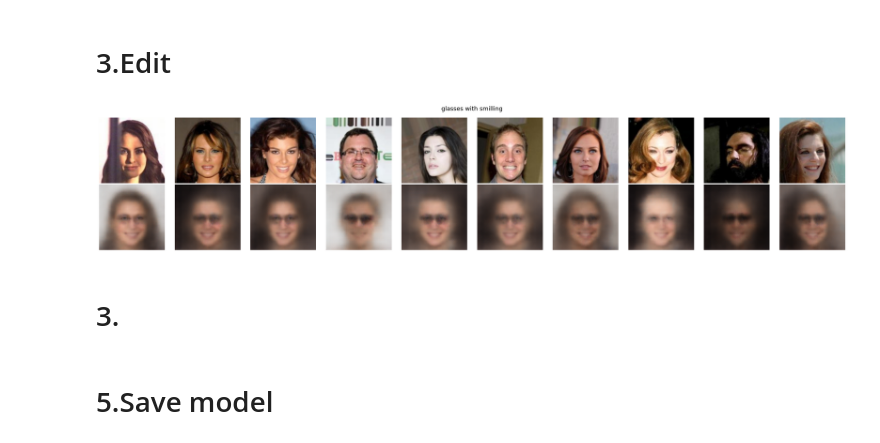
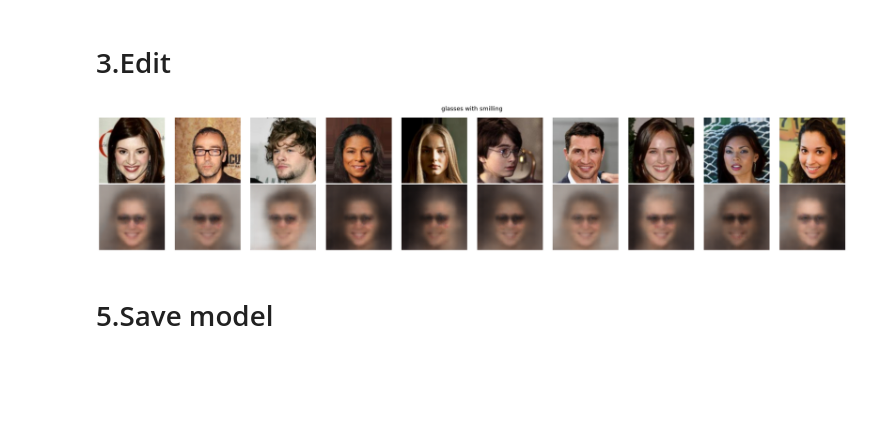
Before and after one commit to WenyueYang433/ECE1508GenAI-Project, a Jupyter notebook: notebook/ECE1508_GENAI_CVAE.ipynb, the cells around one changed output. Cells and saved outputs as stored; diff of their text form; code cells hidden in the pictures; blank space fills up the shorter version.

```diff
--- a/notebook/ECE1508_GENAI_CVAE.ipynb
+++ b/notebook/ECE1508_GENAI_CVAE.ipynb
@@ -396,40 +396,38 @@ with torch.no_grad():
     imgs = imgs[:10].to(device)
     attr_labels = attrs[:10].to(device).float()
 edit='glasses with smilling'
-edit_prompts = ["A clear, distinctly featured， real human face, with"+edit] *10
+edit_prompts = ["A clear,distinctly featured,real human face, with "+edit] *10
 
 # get text feature
 txt_feat = get_text_features(edit_prompts)
 # forward propagate
 x_rec, mu, logvar = model(imgs, txt_feat, attr_labels)
 
 #show image
 def show_individual_comparison(orig_imgs, gen_imgs, prompts):
     orig_imgs = (orig_imgs + 1) / 2
     gen_imgs  = (gen_imgs + 1) / 2
 
     n = orig_imgs.size(0)
     fig, axes = plt.subplots(2, n, figsize=(2.5*n, 5))
 
     for i in range(n):
         #ori
         axes[0, i].imshow(to_pil_image(orig_imgs[i].cpu()))
         axes[0, i].axis("off")
         #edited
         axes[1, i].imshow(to_pil_image(gen_imgs[i].cpu()))
         axes[1, i].axis("off")
 
     axes[0, 0].set_ylabel("Original", fontsize=10)
     axes[1, 0].set_ylabel("Edited", fontsize=10)
     plt.suptitle(edit, fontsize=14)
     plt.tight_layout()
     plt.show()
 
 show_individual_comparison(imgs, x_rec, edit_prompts)
 # %% [output]
-[figure, old version]
+[figure, new version]
-# %% [markdown]
-# 3.
 # %% [markdown]
 #  5.Save model
 # %% [markdown]
```
Also changed, not shown: parts of 1 cell of this notebook.
